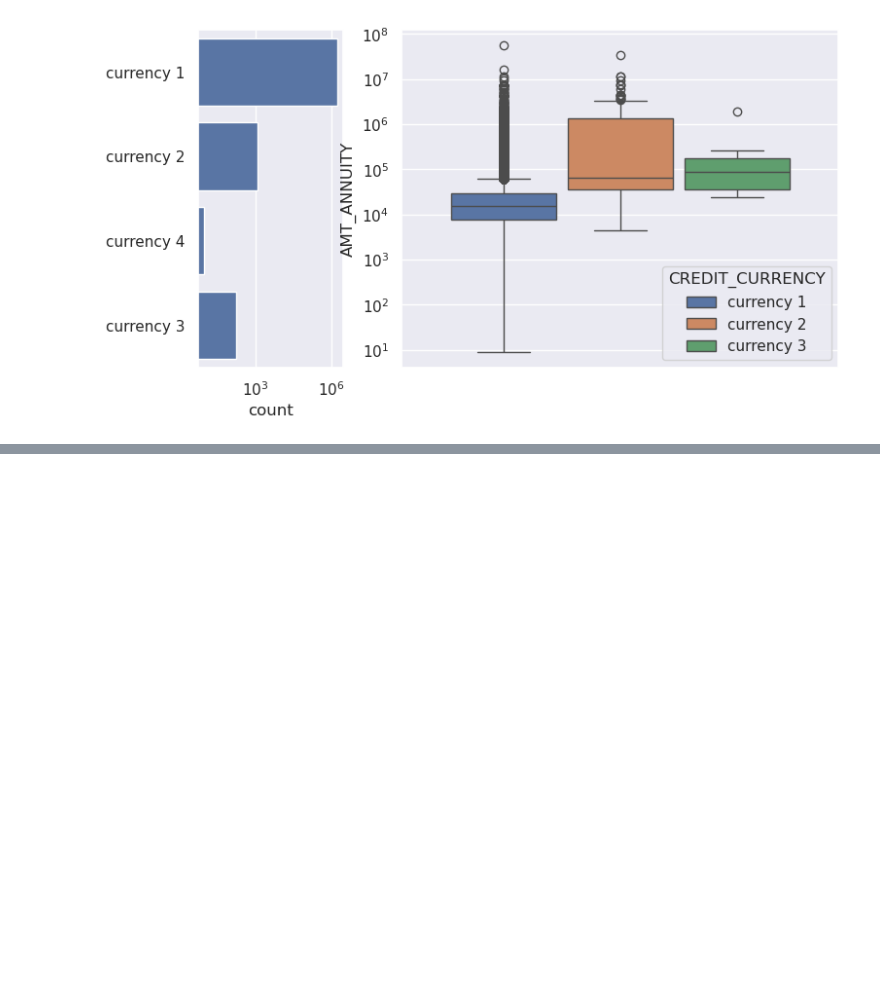
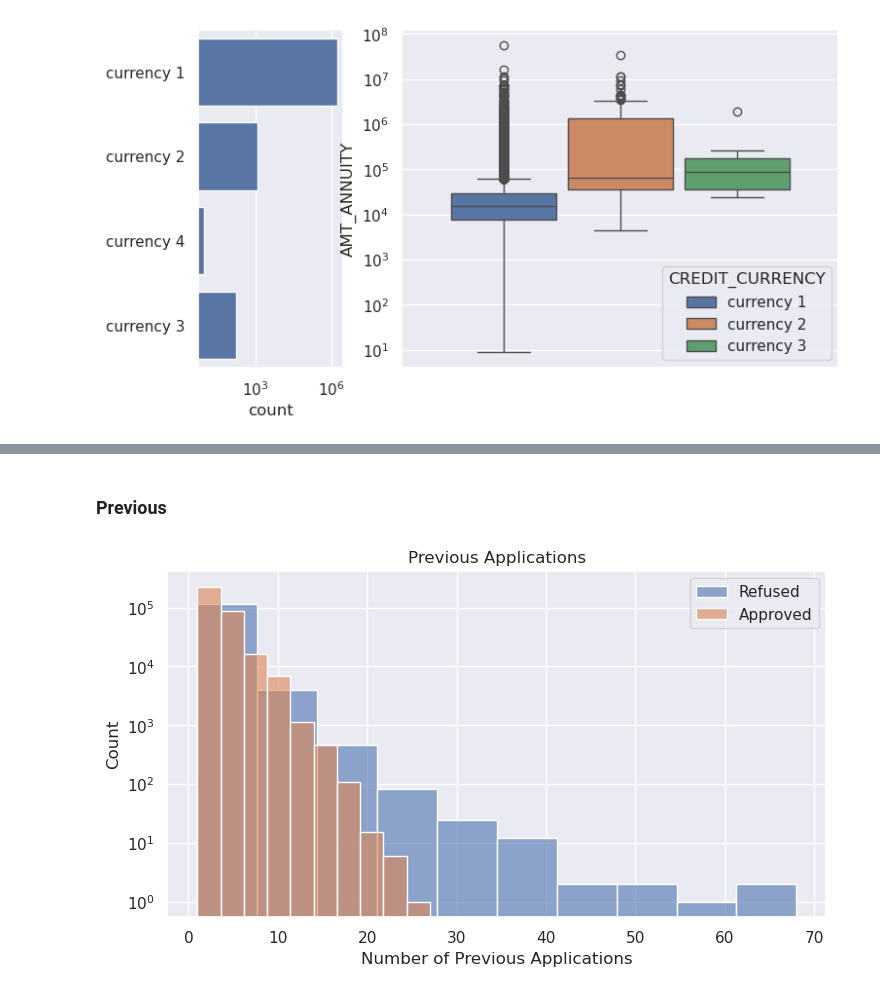
Before and after one commit to gediminas-skvarnavicius/home-credit-group-ml, a Jupyter notebook: EDA.ipynb, the cells around one changed output, grey strips where cells are left out. Cells and saved outputs as stored; diff of their text form; code cells hidden in the pictures; blank space fills up the shorter version.

```diff
--- a/EDA.ipynb
+++ b/EDA.ipynb
@@ -373,0 +418,30 @@ ax_curr[1].set_yscale("log")
+# %% [markdown]
+### Previous
+# %%
+fig_previous_counts, ax_previous_counts = plt.subplots(1, 1, figsize=BASE_FIG_SIZE)
+sns.histplot(
+    previous_application.filter(pl.col("NAME_CONTRACT_STATUS") == "Refused")
+    .group_by("SK_ID_CURR")
+    .agg(pl.count())["count"],
+    bins=10,
+    ax=ax_previous_counts,
+    label="Refused",
+    alpha=0.6
+)
+
+sns.histplot(
+    previous_application.filter(pl.col("NAME_CONTRACT_STATUS") == "Approved")
+    .group_by("SK_ID_CURR")
+    .agg(pl.count())["count"],
+    bins=10,
+    ax=ax_previous_counts,
+    label='Approved',
+    alpha=0.6
+)
+
+ax_previous_counts.legend()
+ax_previous_counts.set_title('Previous Applications')
+ax_previous_counts.set_xlabel('Number of Previous Applications')
+ax_previous_counts.set_yscale('log')
+# %% [output]
+[figure, added]
```
Also changed, not shown: parts of 6 cells of this notebook, 1 other file.
